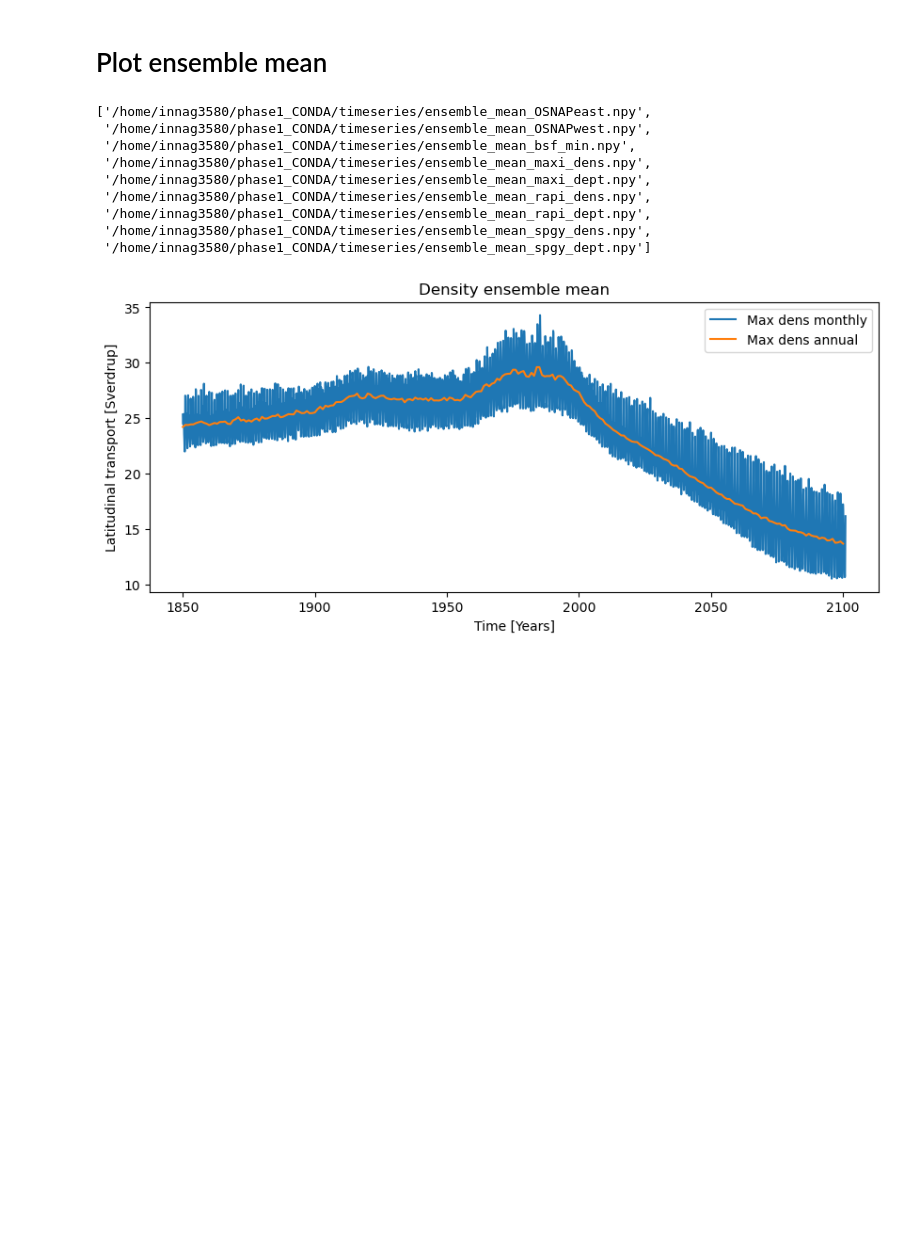
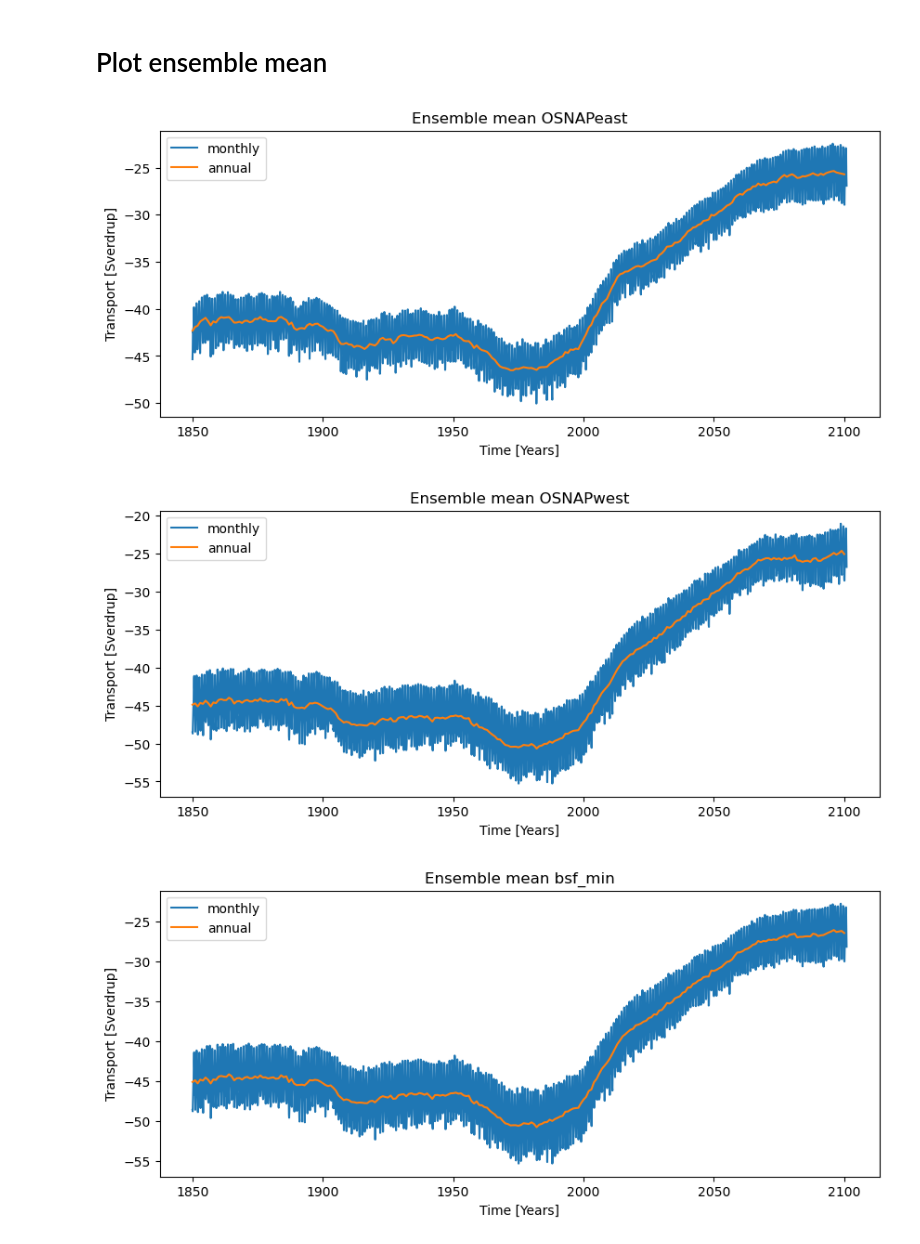
Before and after one commit to inagler/current, a Jupyter notebook: Inspect_event.ipynb, the cells around one changed output. Drawn from its saved outputs; the diff is of its cells as text; code cells hidden in the pictures; blank space fills up the shorter version.

```diff
--- a/Inspect_event.ipynb
+++ b/Inspect_event.ipynb
@@ -282,15 +282,3 @@ for i in [8,12,13,16,27,45]:
 [figure]
 # %% [markdown]
 # Plot ensemble mean
-# %%
-files_ensemble_mean
-# %% [output]
-['/home/innag3580/phase1_CONDA/timeseries/ensemble_mean_OSNAPeast.npy',
- '/home/innag3580/phase1_CONDA/timeseries/ensemble_mean_OSNAPwest.npy',
- '/home/innag3580/phase1_CONDA/timeseries/ensemble_mean_bsf_min.npy',
- '/home/innag3580/phase1_CONDA/timeseries/ensemble_mean_maxi_dens.npy',
- '/home/innag3580/phase1_CONDA/timeseries/ensemble_mean_maxi_dept.npy',
- '/home/innag3580/phase1_CONDA/timeseries/ensemble_mean_rapi_dens.npy',
- '/home/innag3580/phase1_CONDA/timeseries/ensemble_mean_rapi_dept.npy',
- '/home/innag3580/phase1_CONDA/timeseries/ensemble_mean_spgy_dens.npy',
- '/home/innag3580/phase1_CONDA/timeseries/ensemble_mean_spgy_dept.npy']
@@ -300,16 +284,0 @@ dens_ense_max_annual = annual_from_monthly(dens_ense_max)
-# %%
-plt.figure(figsize=(10, 4))
-
-plt.title('Density ensemble mean')
-
-plt.plot(time, dens_ense_max, label='Max dens monthly')
-plt.plot(time_annual, dens_ense_max_annual, label='Max dens annual')
-
-plt.ylabel('Latitudinal transport [Sverdrup]')
-plt.xlabel('Time [Years]')
-
-plt.legend()
-#plt.show()
-plt.savefig(os.path.expanduser('~/phase1_CONDA/results/')+'ensemble_mean_dens_max.png', bbox_inches='tight')
-# %% [output]
-[figure, removed]
@@ -318,3 +285,22 @@ plt.savefig(os.path.expanduser('~/phase1_CONDA/results/')+'ensemble_mean_dens_ma
 # %%
-bsf_ense_min = np.load(files_ensemble_mean[2])
-bsf_ense_min_annual = annual_from_monthly(bsf_ense_min)
+for i in range(len(files_ensemble_mean)):
+    ense = np.load(files_ensemble_mean[i])
+    ense_annual = annual_from_monthly(ense)
+
+    plt.figure(figsize=(10, 4))
+
+    plt.title('Ensemble mean '+files_ensemble_mean[i][54:-4])
+
+    plt.plot(time, ense, label='monthly')
+    plt.plot(time_annual, ense_annual, label='annual')
+
+    plt.ylabel('Transport [Sverdrup]')
+    plt.xlabel('Time [Years]')
+
+    plt.legend()
+    plt.show()
+    #plt.savefig(os.path.expanduser('~/phase1_CONDA/results/')+'ensemble_mean_'+files_ensemble_mean[i][54:-4]+'.png', bbox_inches='tight')
+# %% [output]
+[figure, added]
+[figure, added]
+[figure, added]
```
Also changed, not shown: parts of 9 cells of this notebook, 3 other files.
